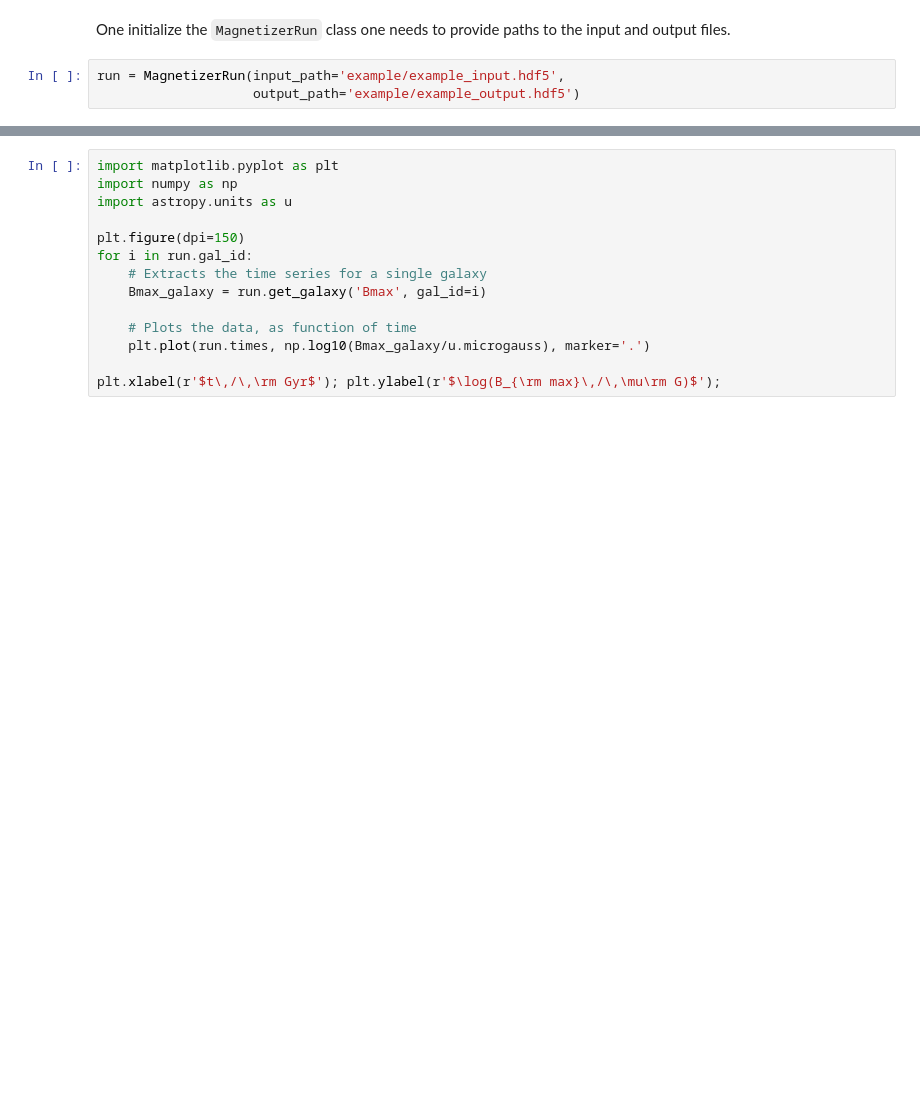
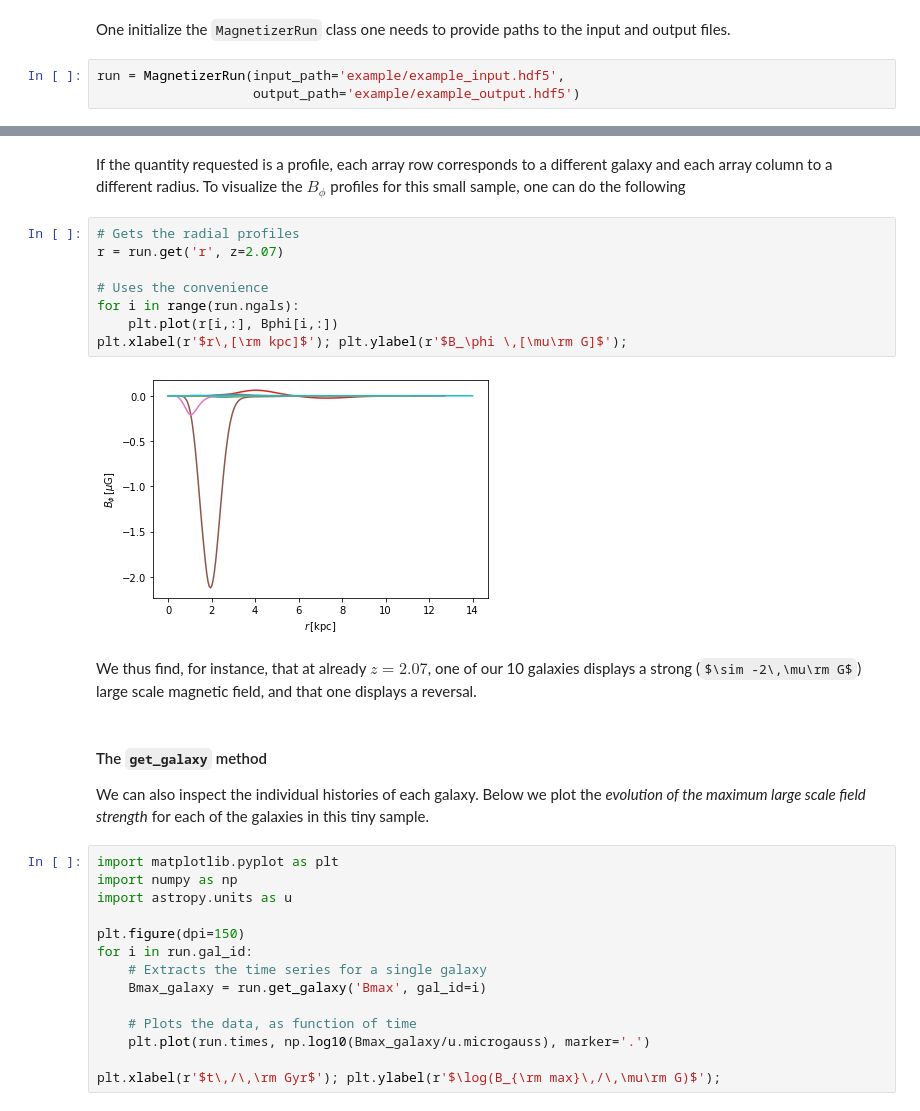
Before and after one commit to luizfelippesr/magnetizer, a Jupyter notebook: doc/magnetizer_tutorial.ipynb, the cells around one changed output, grey strips where cells are left out. Saved outputs shown, nothing was run; the diff lists cells and outputs as text; some formulas as TeX source; blank space fills up the shorter version.

```diff
--- a/doc/magnetizer_tutorial.ipynb
+++ b/doc/magnetizer_tutorial.ipynb
@@ -234,3 +322,23 @@ We can also inspect the individual histories of each galaxy. Below we plot the *
+# %% [markdown]
+If the quantity requested is a profile, each array row corresponds to a different galaxy and each array column to a different radius. To visualize the $B_\phi$ profiles for this small sample, one can do the following
+# %%
+# Gets the radial profiles
+r = run.get('r', z=2.07)
+
+# Uses the convenience
+for i in range(run.ngals):
+    plt.plot(r[i,:], Bphi[i,:])
+plt.xlabel(r'$r\,[\rm kpc]$'); plt.ylabel(r'$B_\phi \,[\mu\rm G]$');
+# %% [output]
+[figure, added]
+# %% [markdown]
+We thus find, for instance, that at already $z=2.07$, one of our 10 galaxies displays a strong ($\sim -2\,\mu\rm G$) large scale magnetic field, and that one displays a reversal.
+# %% [markdown]
+
+
+#### The `get_galaxy` method
+
+We can also inspect the individual histories of each galaxy. Below we plot the *evolution of the maximum large scale field strength* for each of the galaxies in this tiny sample.
 # %%
 import matplotlib.pyplot as plt
 import numpy as np
```
Also changed, not shown: parts of 20 cells of this notebook.
